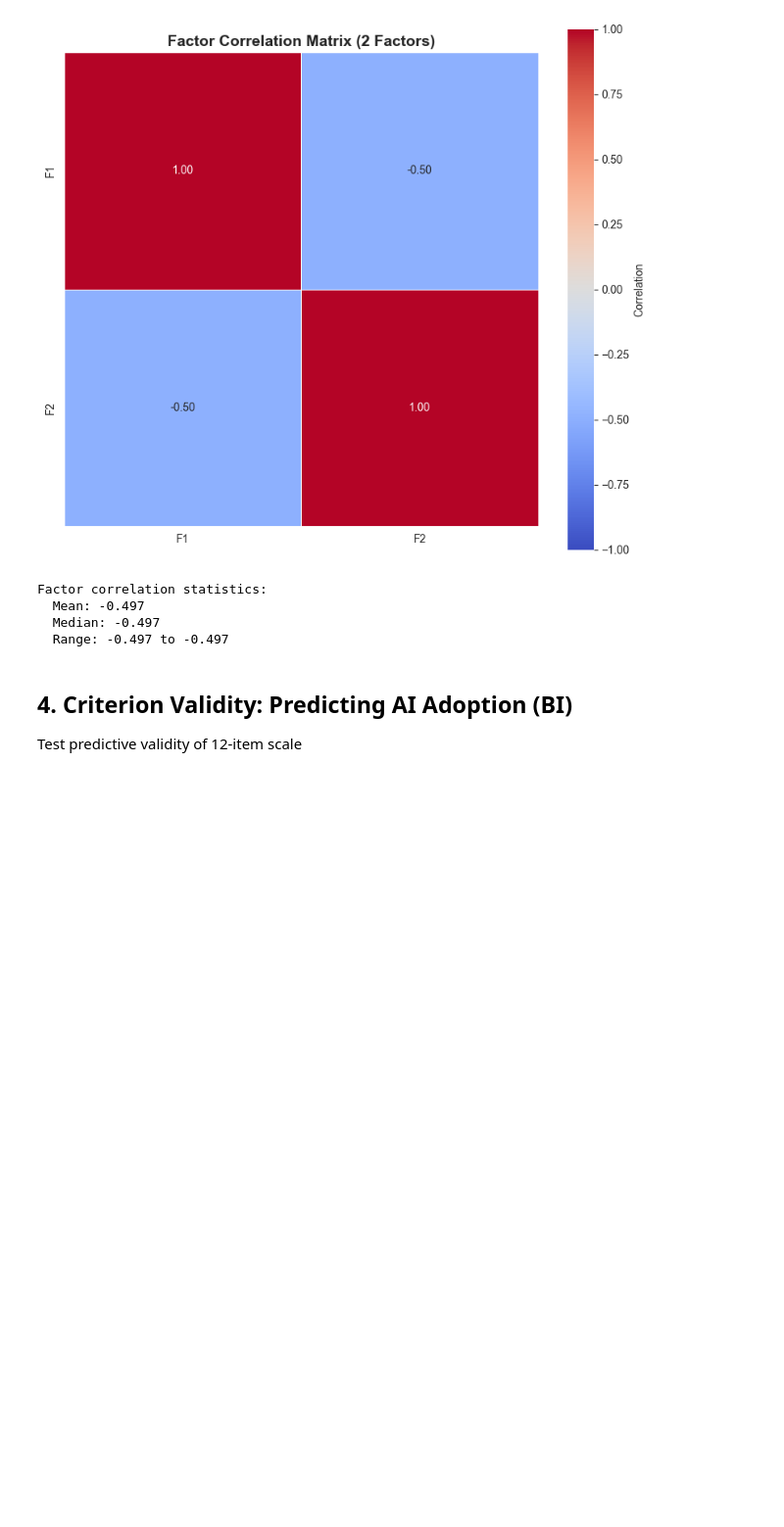
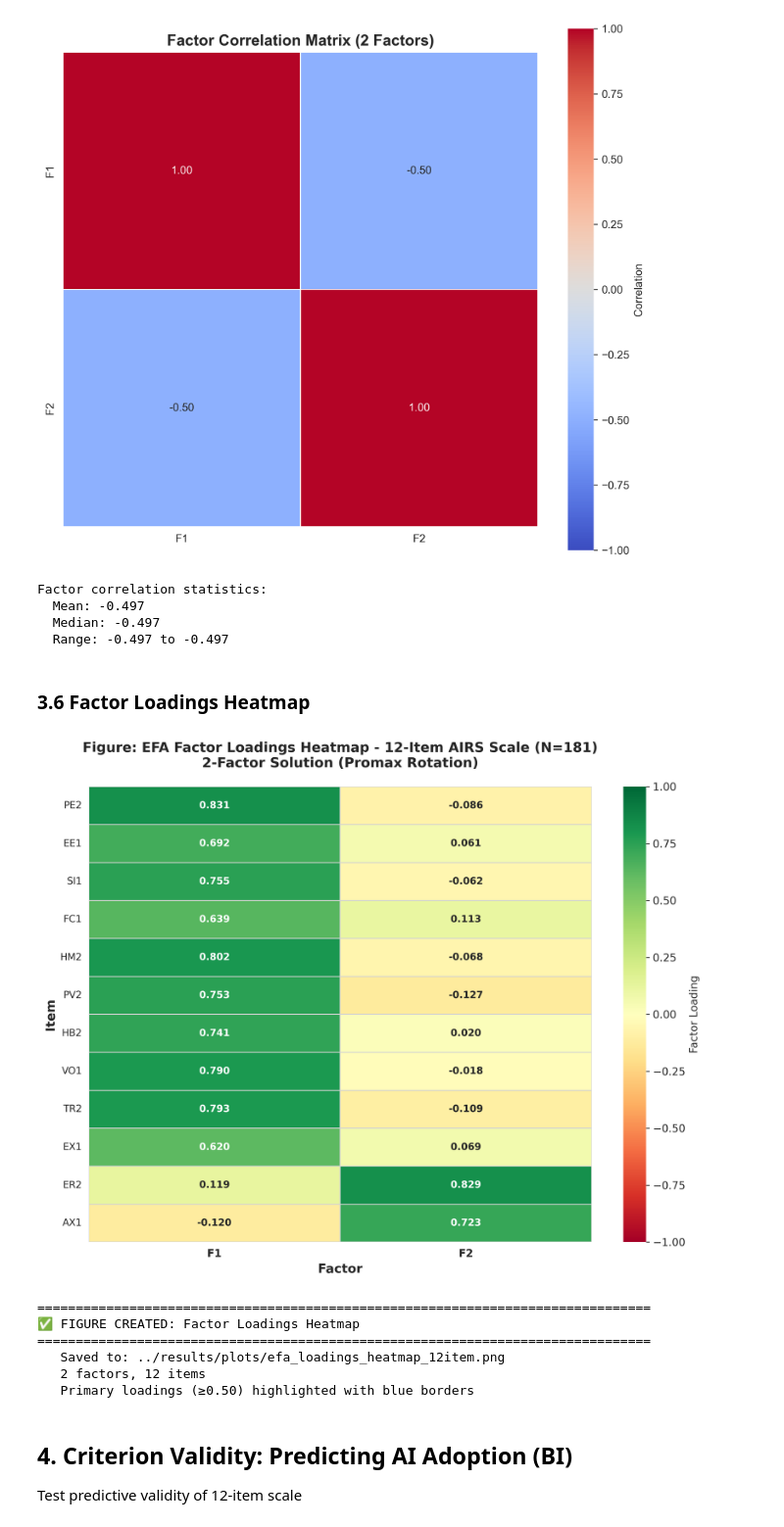
Before and after one commit to fabioc-aloha/AIRS_Data_Analysis, a Jupyter notebook: airs/01_EFA_Construct_Balanced_12_Item.ipynb, the cells around one changed output. Shown: that part at 98% size. Saved outputs shown, nothing was run; the diff lists cells and outputs as text; code cells hidden in the pictures; blank space fills up the shorter version.

```diff
--- a/airs/01_EFA_Construct_Balanced_12_Item.ipynb
+++ b/airs/01_EFA_Construct_Balanced_12_Item.ipynb
@@ -586,6 +588,67 @@ Factor correlation statistics:
   Mean: -0.497
   Median: -0.497
   Range: -0.497 to -0.497
+# %% [markdown]
+### 3.6 Factor Loadings Heatmap
+# %%
+# ============================================================
+# FIGURE: Factor Loadings Heatmap - 12-Item AIRS Scale
+# ============================================================
+
+import matplotlib.pyplot as plt
+import seaborn as sns
+
+# Set publication-quality style
+sns.set_style('white')
+plt.rcParams['figure.dpi'] = 300
+plt.rcParams['font.size'] = 11
+plt.rcParams['font.family'] = 'DejaVu Sans'
+
+fig, ax = plt.subplots(figsize=(10, 8))
+
+# Create heatmap with loadings
+sns.heatmap(loadings_optimal, annot=True, fmt='.3f', cmap='RdYlGn', center=0,
+            vmin=-1, vmax=1, linewidths=0.5, linecolor='lightgray',
+            cbar_kws={'label': 'Factor Loading'}, ax=ax,
+            annot_kws={'fontsize': 10, 'fontweight': 'bold'})
+
+# Highlight primary loadings (≥ 0.50)
+for i, item in enumerate(loadings_optimal.index):
+    for j, factor in enumerate(loadings_optimal.columns):
+        loading = loadings_optimal.loc[item, factor]
+        if abs(loading) >= 0.50:
+            # Add border around significant loadings
+            ax.add_patch(plt.Rectangle((j, i), 1, 1, fill=False,
+                                      edgecolor='lightgray', linewidth=0.5))
+
+ax.set_xlabel('Factor', fontsize=13, fontweight='bold')
+ax.set_ylabel('Item', fontsize=13, fontweight='bold')
+ax.set_title(f'Figure: EFA Factor Loadings Heatmap - 12-Item AIRS Scale (N={len(df_dev)})\n' +
+             f'{n_factors_optimal}-Factor Solution (Promax Rotation)',
+             fontsize=14, fontweight='bold', pad=20)
+
+# Rotate y-axis labels for better readability
+ax.set_yticklabels(ax.get_yticklabels(), rotation=0, fontsize=10)
+ax.set_xticklabels(ax.get_xticklabels(), rotation=0, fontsize=11, fontweight='bold')
+
+plt.tight_layout()
+plt.savefig('../results/plots/efa_loadings_heatmap_12item.png', dpi=300, bbox_inches='tight')
+plt.show()
+
+print("\n" + "="*80)
+print("✅ FIGURE CREATED: Factor Loadings Heatmap")
+print("="*80)
+print(f"   Saved to: ../results/plots/efa_loadings_heatmap_12item.png")
+print(f"   {n_factors_optimal} factors, {len(loadings_optimal)} items")
+print(f"   Primary loadings (≥0.50) highlighted with blue borders")
+# %% [output]
+[figure, added]
+================================================================================
+✅ FIGURE CREATED: Factor Loadings Heatmap
+================================================================================
+   Saved to: ../results/plots/efa_loadings_heatmap_12item.png
+   2 factors, 12 items
+   Primary loadings (≥0.50) highlighted with blue borders
 # %% [markdown]
 ## 4. Criterion Validity: Predicting AI Adoption (BI)
 
```
Also changed, not shown: parts of 2 cells of this notebook, 53 other files.
